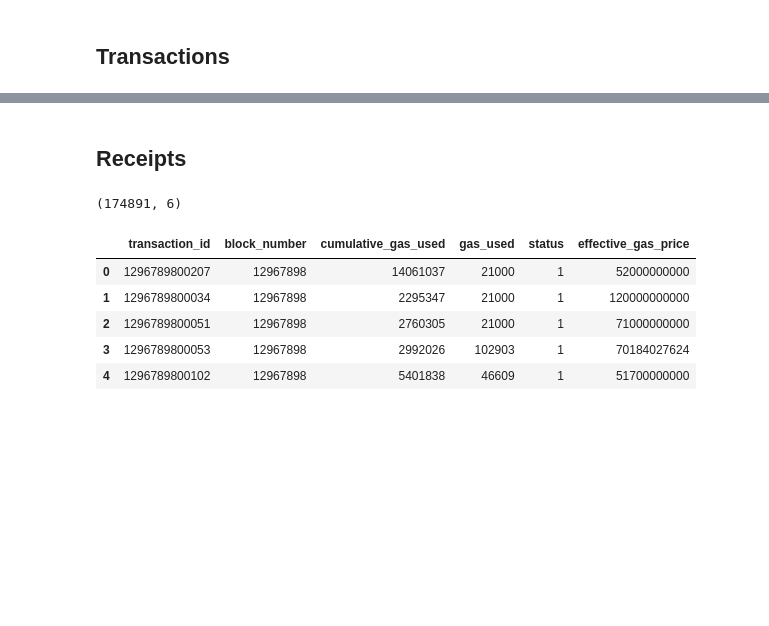
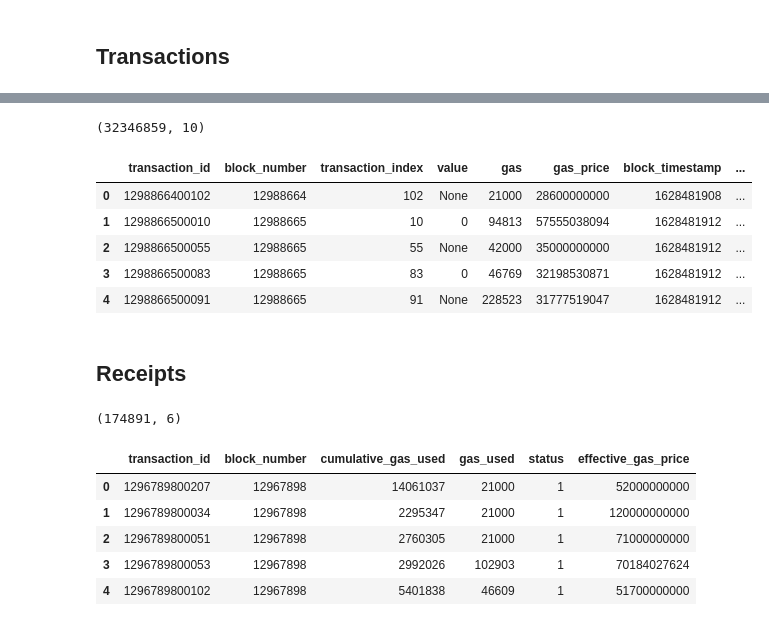
Before and after one commit to tracy-stephens/ethereum, a Jupyter notebook: Pipeline_Rob.ipynb, the cells around one changed output, grey strips where cells are left out. Cells and saved outputs as stored; diff of their text form; code cells hidden in the pictures; blank space fills up the shorter version.

```diff
--- a/Pipeline_Rob.ipynb
+++ b/Pipeline_Rob.ipynb
@@ -183,3 +255,19 @@ transactions_df.head()
+# %%
+
+import awswrangler as wr
+transactions_df = wr.s3.read_parquet(path="s3://sagemaker-w210-eth/transactions_small")
+transactions_df.shape
+# %% [output]
+(32346859, 10)
+# %%
+transactions_df.head()
+# %% [output]
+|  | transaction_id | block_number | transaction_index | value | gas | gas_price | block_timestamp | ... |
+| 0 | 1298866400102 | 12988664 | 102 | None | 21000 | 28600000000 | 1628481908 | ... |
+| 1 | 1298866500010 | 12988665 | 10 | 0 | 94813 | 57555038094 | 1628481912 | ... |
+| 2 | 1298866500055 | 12988665 | 55 | None | 42000 | 35000000000 | 1628481912 | ... |
+| 3 | 1298866500083 | 12988665 | 83 | 0 | 46769 | 32198530871 | 1628481912 | ... |
+| 4 | 1298866500091 | 12988665 | 91 | None | 228523 | 31777519047 | 1628481912 | ... |
 # %% [markdown]
 ## Receipts
 # %%
```
Also changed, not shown: parts of 18 cells of this notebook.
